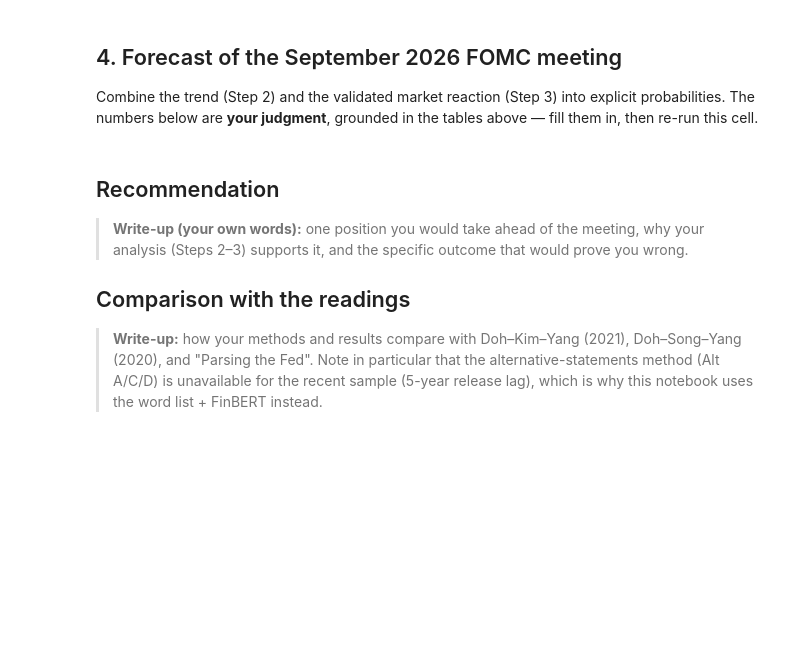
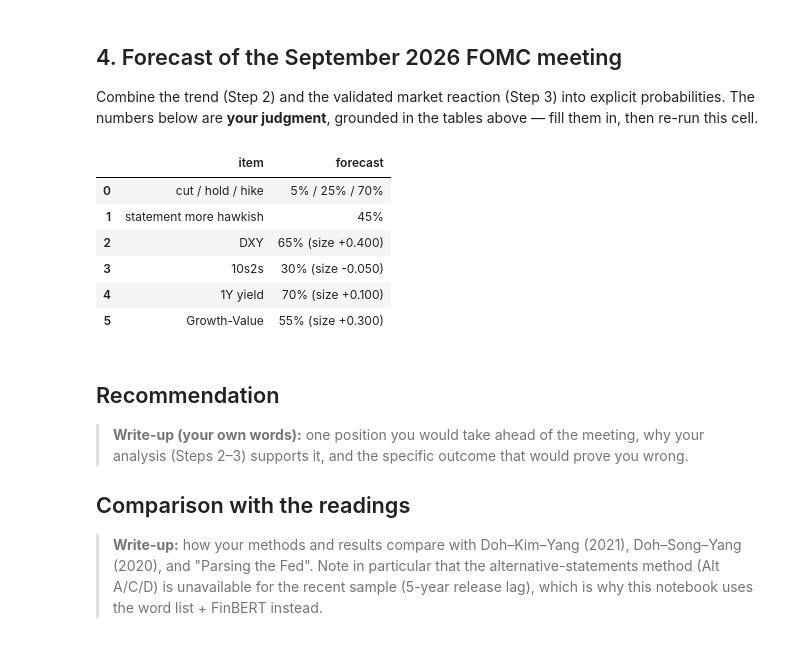
Before and after one commit to xiaoyang119/FRE-GY-7871A-Assignment2, a Jupyter notebook: assignment2_analysis.ipynb, the cells around one changed output. Saved outputs shown, nothing was run; the diff lists cells and outputs as text; code cells hidden in the pictures; blank space fills up the shorter version.

```diff
--- a/assignment2_analysis.ipynb
+++ b/assignment2_analysis.ipynb
@@ -212,19 +212,35 @@ Combine the trend (Step 2) and the validated market reaction (Step 3) into expli
 # %%
 # Rate decision probabilities -- MUST sum to 100%.  Anchored to market pricing
 # (fed funds futures ~72-90% hike, 11 Sep) plus the hawkish tone evidence.
 p_cut, p_hold, p_hike = 0.05, 0.25, 0.70
 assert abs((p_cut + p_hold + p_hike) - 1.0) < 1e-9, "probabilities must sum to 1"
 
 # Statement tone: probability the September statement is more hawkish than July's.
 p_more_hawkish = 0.45
 
 # Market reaction: for each indicator, P(rises on statement day) and expected size.
 market_forecast = {
     "DXY":          {"p_rise": 0.65, "size": 0.40},
     "10s2s":        {"p_rise": 0.30, "size": -0.05},
     "1Y yield":     {"p_rise": 0.70, "size": 0.10},
     "Growth-Value": {"p_rise": 0.55, "size": 0.30},
 }
+
+forecast = pd.DataFrame([
+    ["cut / hold / hike", f"{p_cut:.0%} / {p_hold:.0%} / {p_hike:.0%}"],
+    ["statement more hawkish", f"{p_more_hawkish:.0%}"],
+] + [[k, f"{v['p_rise']:.0%} (size {v['size']:+.3f})"] for k, v in market_forecast.items()],
+    columns=["item", "forecast"])
+forecast.to_csv(OUTPUT_DIR / "forecast.csv", index=False)
+forecast
+# %% [output]
+|  | item | forecast |
+| 0 | cut / hold / hike | 5% / 25% / 70% |
+| 1 | statement more hawkish | 45% |
+| 2 | DXY | 65% (size +0.400) |
+| 3 | 10s2s | 30% (size -0.050) |
+| 4 | 1Y yield | 70% (size +0.100) |
+| 5 | Growth-Value | 55% (size +0.300) |
 # %% [markdown]
 ## Recommendation
 
```
